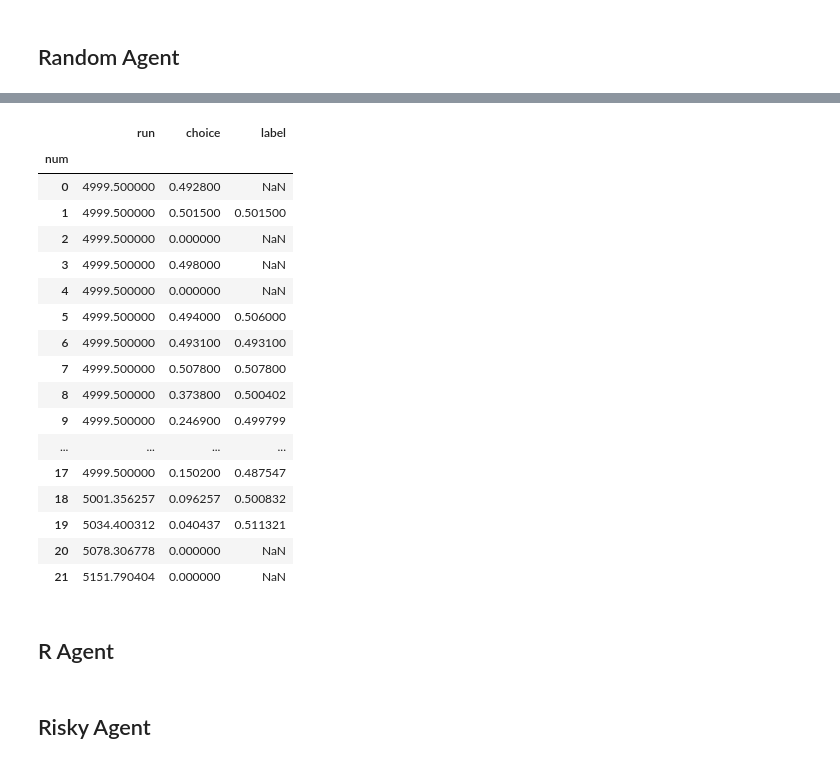
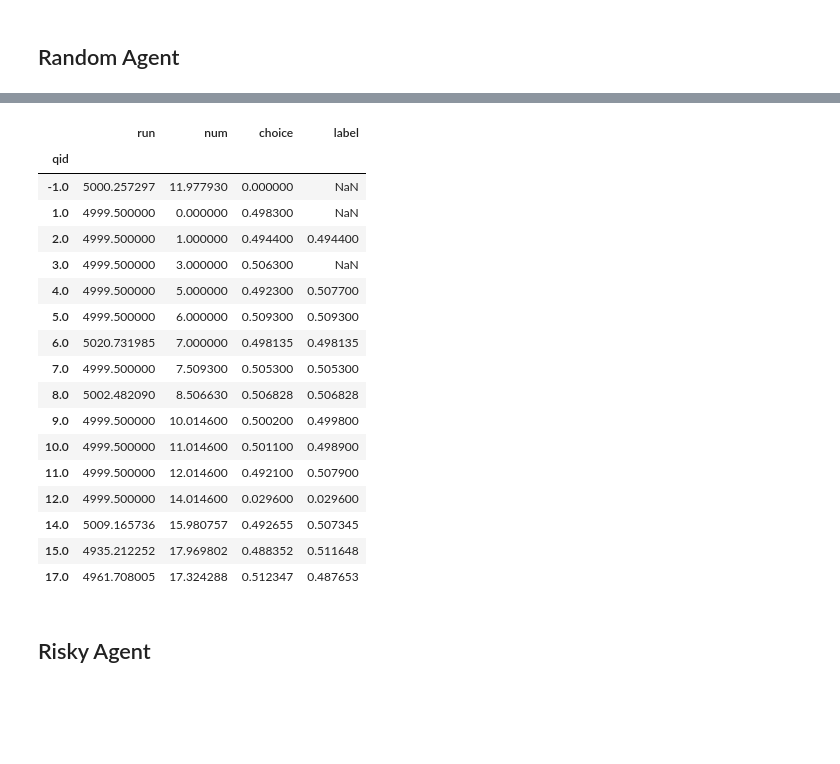
Before and after one commit to vibalcam/text-games, a Jupyter notebook: notebooks/run_agents.ipynb, the cells around one changed output, grey strips where cells are left out. Saved outputs shown, nothing was run; the diff lists cells and outputs as text; code cells hidden in the pictures; blank space fills up the shorter version.

```diff
--- a/notebooks/run_agents.ipynb
+++ b/notebooks/run_agents.ipynb
@@ -102,25 +138,25 @@ print(df['endings'])
 # %%
-df['decisions'].groupby(['num']).mean()
+df['decisions'].groupby(['qid']).mean()
 # diferencia entre estos valores y los otros nos dice si tiene predilección por label o no
 # %% [output]
-|  | run | choice | label |
-| num |  |  |  |
-| 0 | 4999.500000 | 0.492800 | NaN |
-| 1 | 4999.500000 | 0.501500 | 0.501500 |
-| 2 | 4999.500000 | 0.000000 | NaN |
-| 3 | 4999.500000 | 0.498000 | NaN |
-| 4 | 4999.500000 | 0.000000 | NaN |
-| 5 | 4999.500000 | 0.494000 | 0.506000 |
-| 6 | 4999.500000 | 0.493100 | 0.493100 |
-| 7 | 4999.500000 | 0.507800 | 0.507800 |
-| 8 | 4999.500000 | 0.373800 | 0.500402 |
-| 9 | 4999.500000 | 0.246900 | 0.499799 |
-| ... | ... | ... | ... |
-| 17 | 4999.500000 | 0.150200 | 0.487547 |
-| 18 | 5001.356257 | 0.096257 | 0.500832 |
-| 19 | 5034.400312 | 0.040437 | 0.511321 |
-| 20 | 5078.306778 | 0.000000 | NaN |
-| 21 | 5151.790404 | 0.000000 | NaN |
+|  | run | num | choice | label |
+| qid |  |  |  |  |
+| -1.0 | 5000.257297 | 11.977930 | 0.000000 | NaN |
+| 1.0 | 4999.500000 | 0.000000 | 0.498300 | NaN |
+| 2.0 | 4999.500000 | 1.000000 | 0.494400 | 0.494400 |
+| 3.0 | 4999.500000 | 3.000000 | 0.506300 | NaN |
+| 4.0 | 4999.500000 | 5.000000 | 0.492300 | 0.507700 |
+| 5.0 | 4999.500000 | 6.000000 | 0.509300 | 0.509300 |
+| 6.0 | 5020.731985 | 7.000000 | 0.498135 | 0.498135 |
+| 7.0 | 4999.500000 | 7.509300 | 0.505300 | 0.505300 |
+| 8.0 | 5002.482090 | 8.506630 | 0.506828 | 0.506828 |
+| 9.0 | 4999.500000 | 10.014600 | 0.500200 | 0.499800 |
+| 10.0 | 4999.500000 | 11.014600 | 0.501100 | 0.498900 |
+| 11.0 | 4999.500000 | 12.014600 | 0.492100 | 0.507900 |
+| 12.0 | 4999.500000 | 14.014600 | 0.029600 | 0.029600 |
+| 14.0 | 5009.165736 | 15.980757 | 0.492655 | 0.507345 |
+| 15.0 | 4935.212252 | 17.969802 | 0.488352 | 0.511648 |
+| 17.0 | 4961.708005 | 17.324288 | 0.512347 | 0.487653 |
 # %%
 rand = df['decisions'].groupby(['num']).mean()
 rand['m'] = 0
@@ -129,2 +162,0 @@ rand['m'] = 0
-# %% [markdown]
-## R Agent
```
Also changed, not shown: parts of 21 cells of this notebook, 16 other files.
